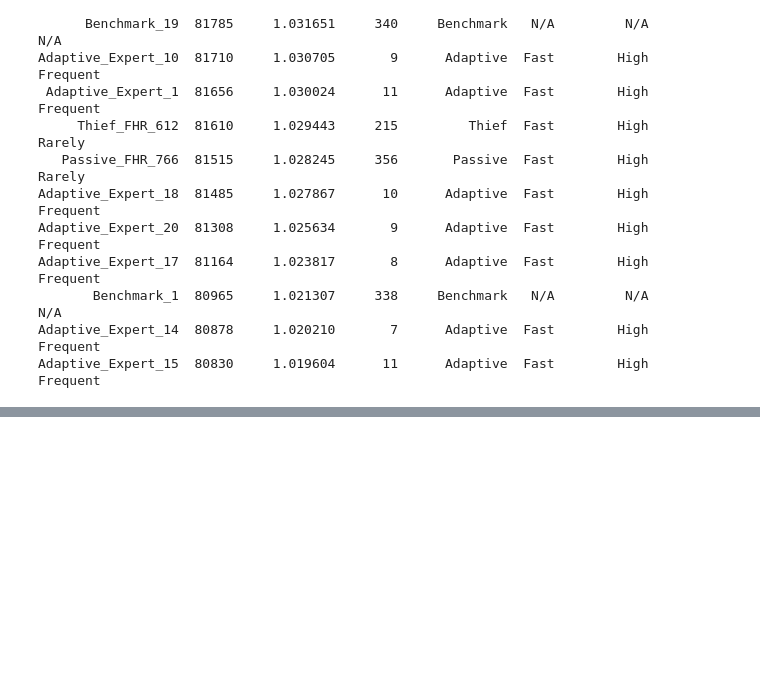
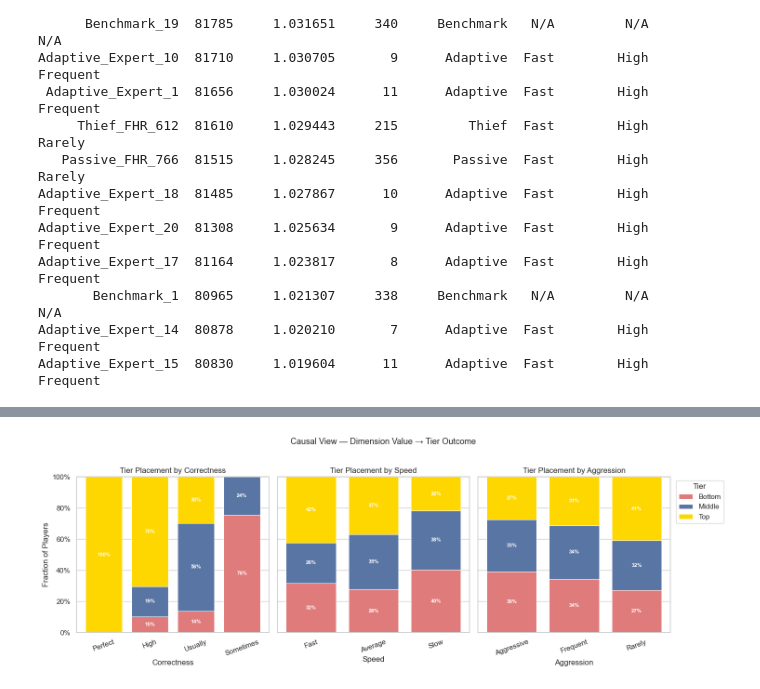
Before and after one commit to blakefren/jbot, a Jupyter notebook: scripts/simulate_powerups_viz.ipynb, the cells around one changed output, grey strips where cells are left out. Saved outputs shown, nothing was run; the diff lists cells and outputs as text; code cells hidden in the pictures; blank space fills up the shorter version.

```diff
--- a/scripts/simulate_powerups_viz.ipynb
+++ b/scripts/simulate_powerups_viz.ipynb
@@ -549,0 +662,64 @@ Adaptive_Expert_15  80830     1.019604      11      Adaptive  Fast        High
+# %%
+# Causal view — given a dimension value, where do those players land?
+# Each bar group is a dimension VALUE; the stacked bars show tier fractions.
+# Read this as: "Of all Fast players, X% ended up in the Top tier."
+
+DIMS = {
+    "Correctness": ["Perfect", "High", "Usually", "Sometimes"],
+    "Speed": ["Fast", "Average", "Slow"],
+    "Aggression": ["Aggressive", "Frequent", "Rarely"],
+}
+
+fig, axes = plt.subplots(1, 3, figsize=(15, 5), sharey=True)
+
+for ax, (dim, order) in zip(axes, DIMS.items()):
+    pivot = (
+        proc_tier.groupby([dim, "Tier"], observed=True)
+        .size()
+        .reset_index(name="count")
+    )
+    totals = proc_tier.groupby(dim).size().reset_index(name="total")
+    pivot = pivot.merge(totals, on=dim)
+    pivot["fraction"] = pivot["count"] / pivot["total"]
+    pivot = pivot.pivot_table(
+        index=dim, columns="Tier", values="fraction", fill_value=0, observed=True
+    ).reindex(index=order, columns=["Bottom", "Middle", "Top"])
+
+    bottom_arr = pd.Series([0.0] * len(pivot), index=pivot.index)
+    for tier in ["Bottom", "Middle", "Top"]:
+        vals = pivot[tier]
+        bars = ax.bar(
+            pivot.index,
+            vals,
+            bottom=bottom_arr,
+            color=TERTILE_COLORS[tier],
+            label=tier,
+            edgecolor="white",
+            linewidth=0.8,
+        )
+        for bar, val in zip(bars, vals):
+            if val > 0.07:
+                ax.text(
+                    bar.get_x() + bar.get_width() / 2,
+                    bar.get_y() + bar.get_height() / 2,
+                    f"{val:.0%}",
+                    ha="center",
+                    va="center",
+                    fontsize=8,
+                    color="white",
+                    fontweight="bold",
+                )
+        bottom_arr += vals
+
+    ax.set_title(f"Tier Placement by {dim}")
+    ax.set_xlabel(dim)
+    ax.tick_params(axis="x", rotation=20)
+
+axes[0].set_ylabel("Fraction of Players")
+axes[0].yaxis.set_major_formatter(plt.FuncFormatter(lambda y, _: f"{y:.0%}"))
+axes[-1].legend(title="Tier", bbox_to_anchor=(1.01, 1), loc="upper left")
+plt.suptitle("Causal View — Dimension Value → Tier Outcome", y=1.02, fontsize=13)
+plt.tight_layout()
+plt.show()
+# %% [output]
+[figure, added]
```
Also changed, not shown: parts of 10 cells of this notebook.
